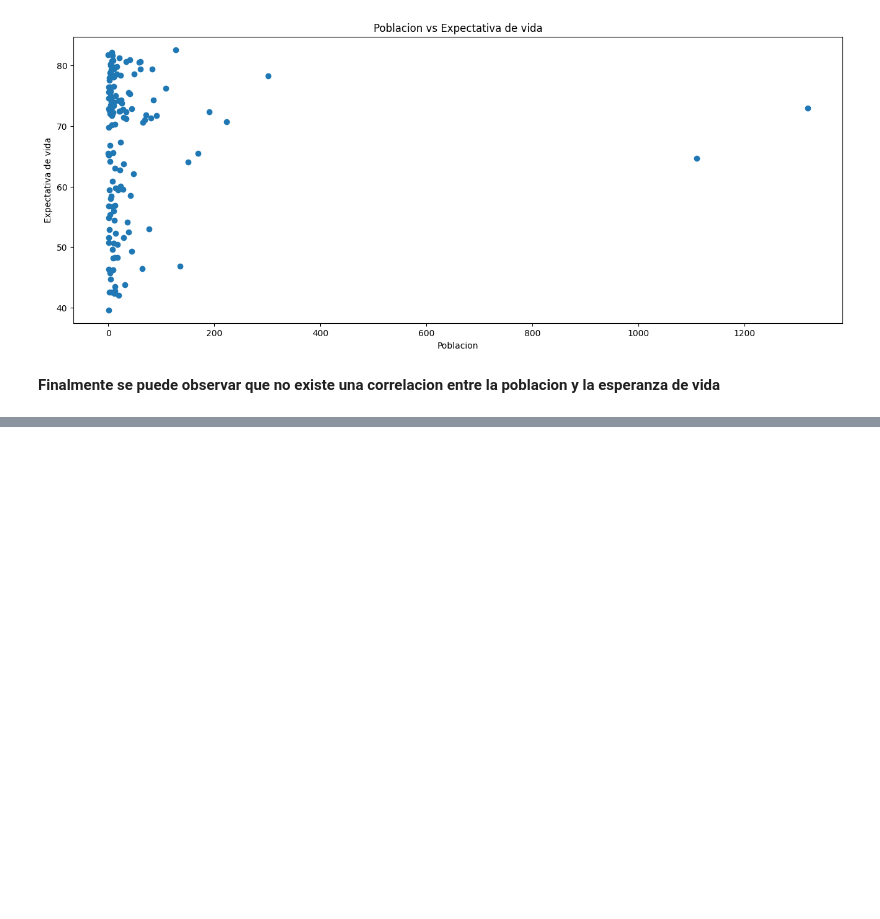
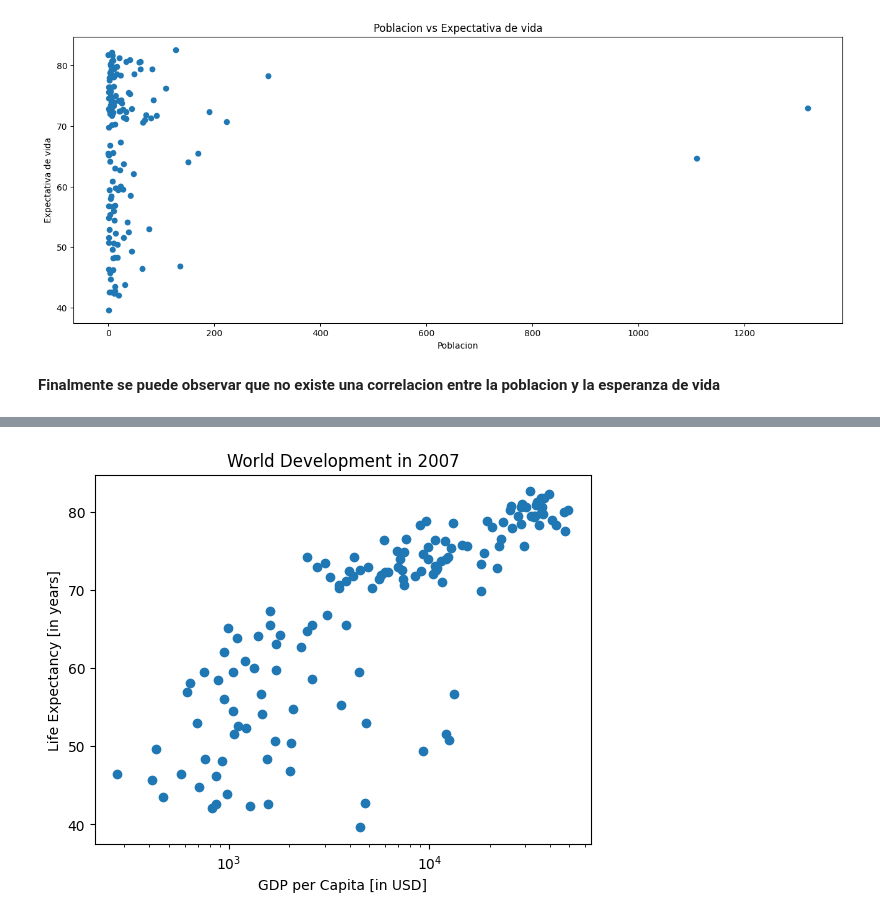
Before and after one commit to JorgeHdzRiv/Python_Tutorial, a Jupyter notebook: DataScience/Matplotlib.ipynb, the cells around one changed output, grey strips where cells are left out. Saved outputs shown, nothing was run; the diff lists cells and outputs as text; code cells hidden in the pictures; blank space fills up the shorter version.

```diff
--- a/DataScience/Matplotlib.ipynb
+++ b/DataScience/Matplotlib.ipynb
@@ -196,0 +273,21 @@ plt.show()
+# %%
+# Diagrama de dispersión básico, escala logarítmica
+plt.scatter(gdp_cap, life_exp)
+plt.xscale('log')
+
+# Strings
+xlab = 'GDP per Capita [in USD]'
+ylab = 'Life Expectancy [in years]'
+title = 'World Development in 2007'
+
+# Añadir etiquetas de eje
+plt.xlabel(xlab)
+plt.ylabel(ylab)
+
+# Añadir título
+plt.title(title)
+
+# Después de personalizar, mostrar la gráfica
+plt.show()
+# %% [output]
+[figure, added]
```
Also changed, not shown: parts of 29 cells of this notebook, 1 other file.
